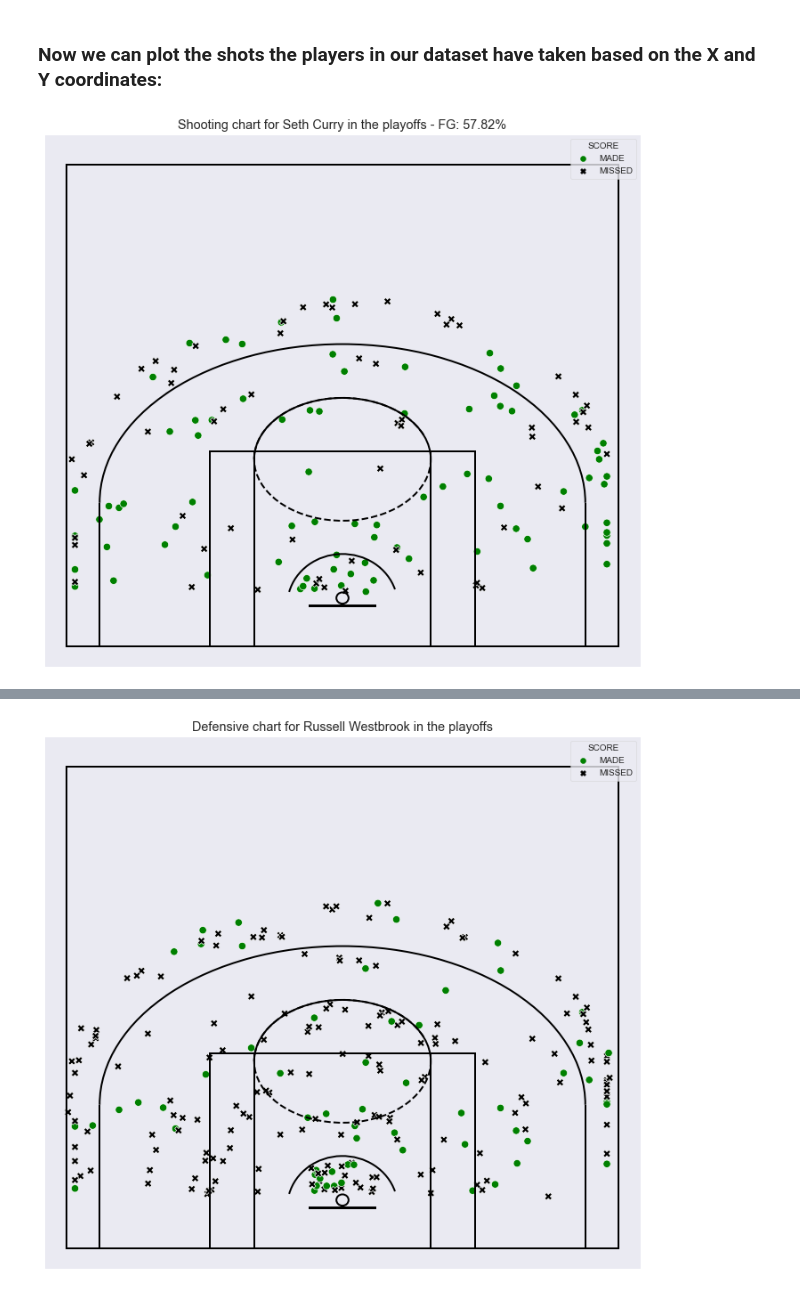
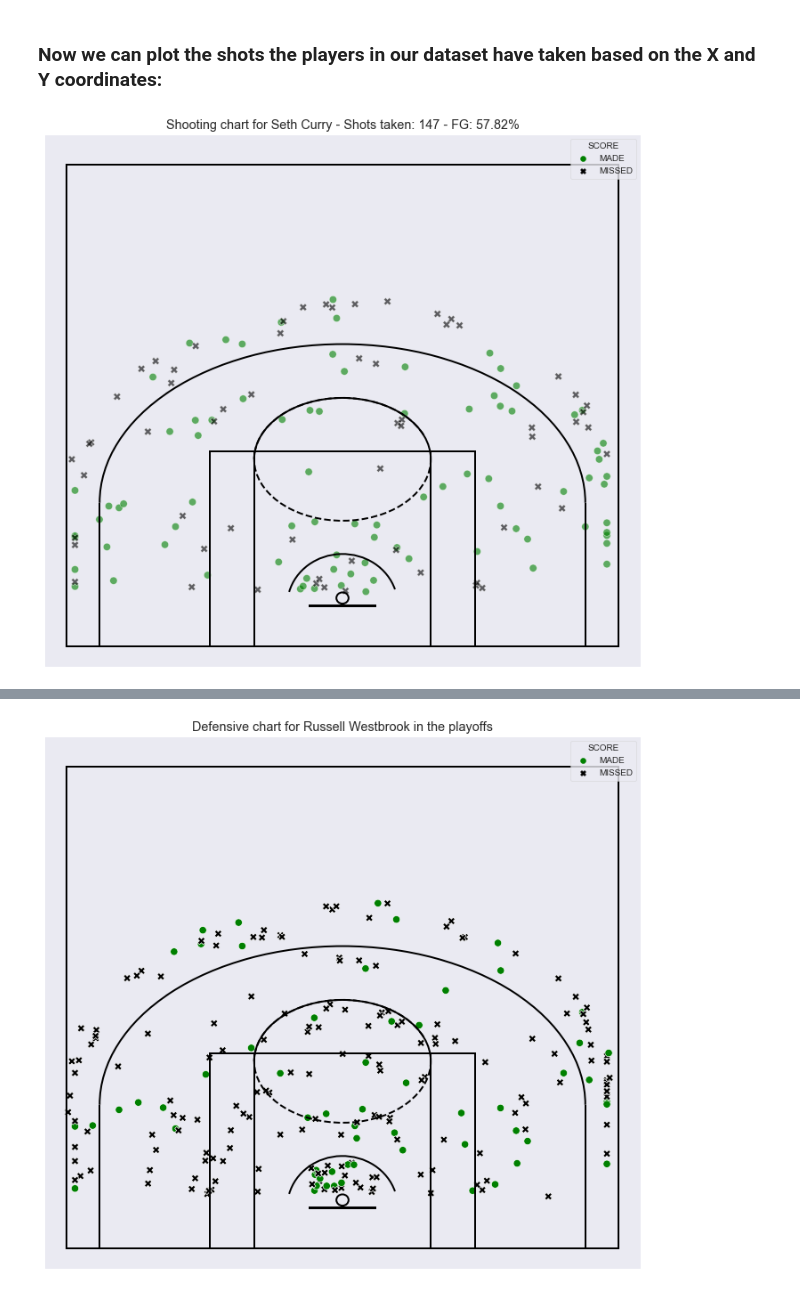
Before and after one commit to 3kleo/NBA-Shooting-Data, a Jupyter notebook: NBA_shooting_data.ipynb, the cells around one changed output, grey strips where cells are left out. Cells and saved outputs as stored; diff of their text form; code cells hidden in the pictures.

```diff
--- a/NBA_shooting_data.ipynb
+++ b/NBA_shooting_data.ipynb
@@ -274,25 +276,25 @@ def draw_court(ax=None, color='black', lw=2, outer_lines=False):
 # %%
 player = 'Seth Curry'
 plt.figure(figsize=(12,11))
 sns.set_style('dark')
 sns.scatterplot(data=df[df['SHOOTER']== player],
                 x='X', y='Y', hue='SCORE',
                 palette={'MADE':'green', 'MISSED':'black'},
                 markers = {"MADE": "o", "MISSED": "X"},
                 style="SCORE",
-                s=70)
+                s=70, alpha=0.6)
 draw_court(outer_lines=True)
 plt.xlim(-27,27)
 plt.ylim(-2,50)
 plt.xlabel(None)
 plt.ylabel(None)
 plt.tick_params(axis='both', which='both', labelleft=False, labelbottom=False)
 fg_pct = round(df.loc[(df['SHOOTER'] == player) & (df['SCORE'] == 'MADE')].shape[0] / df.loc[(df['SHOOTER'] == player)].shape[0] * 100, 2)
-plt.title('Shooting chart for ' + player + ' in the playoffs - FG: ' + str(fg_pct) + '%')
+plt.title('Shooting chart for ' + player + ' - Shots taken: ' + str(df.loc[(df['SHOOTER'] == player)].shape[0]) + ' - FG: ' + str(fg_pct) + '%')
 # plt.grid(axis='y')
 plt.show()
 # %% [output]
-[figure, old version]
+[figure, new version]
 # %%
 player = 'Chris Paul'
 plt.figure(figsize=(12,11))
```
Also changed, not shown: parts of 13 cells of this notebook.
